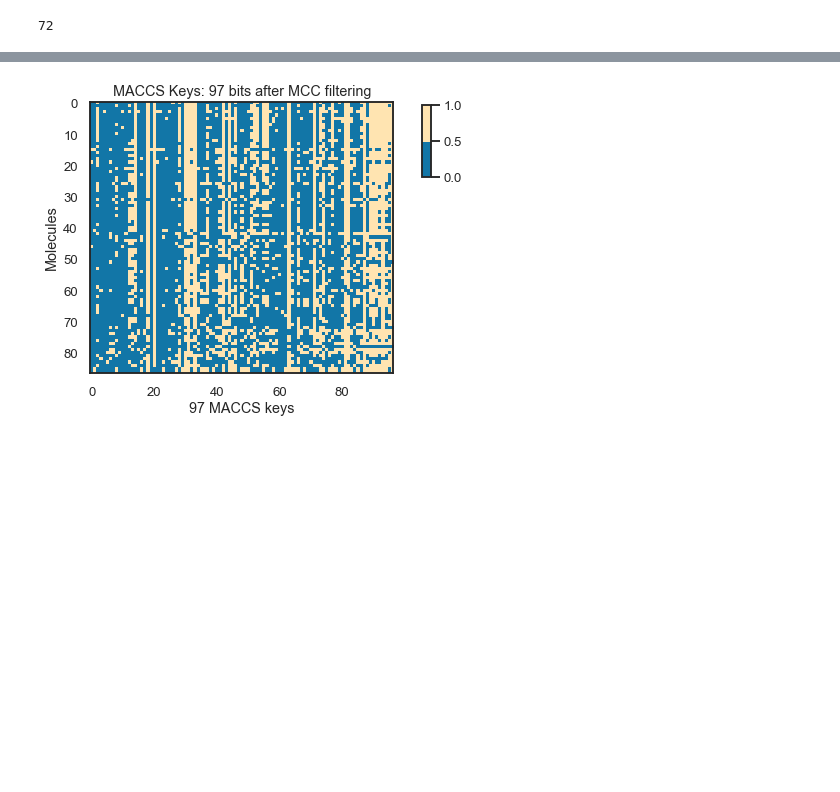
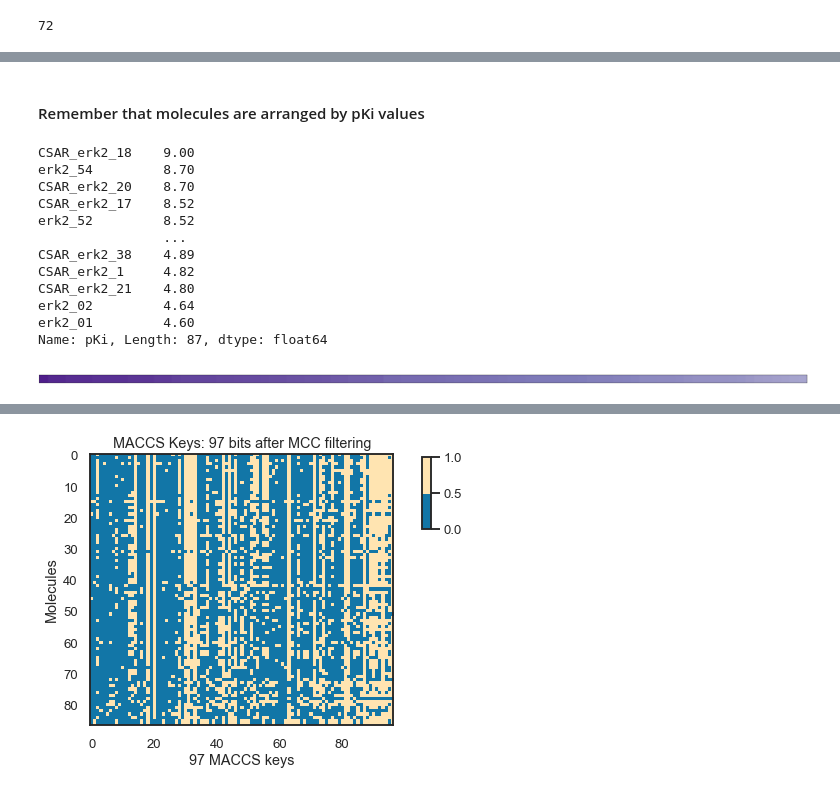
Before and after one commit to jRicciL/ERK2_notebooks, a Jupyter notebook: X_Reviewing_Fourches_work/7_Feature_Selection_RDKit_descriptors.ipynb, the cells around one changed output, grey strips where cells are left out. Saved outputs shown, nothing was run; the diff lists cells and outputs as text; code cells hidden in the pictures; blank space fills up the shorter version.

```diff
--- a/X_Reviewing_Fourches_work/7_Feature_Selection_RDKit_descriptors.ipynb
+++ b/X_Reviewing_Fourches_work/7_Feature_Selection_RDKit_descriptors.ipynb
@@ -329,0 +352,21 @@ len(set(X_maccs_flt_phi.columns.tolist()) & set(X_maccs_flt_tan.columns.tolist()
+# %% [markdown]
+#### Remember that molecules are arranged by pKi values
+# %%
+Purples = plt.get_cmap('Purples')
+pKi_colors = Purples(df_maccs_all.pKi/10)
+print(df_maccs_all.pKi)
+sns.palplot(sns.color_palette(pKi_colors))
+# %% [output]
+CSAR_erk2_18    9.00
+erk2_54         8.70
+CSAR_erk2_20    8.70
+CSAR_erk2_17    8.52
+erk2_52         8.52
+                ...
+CSAR_erk2_38    4.89
+CSAR_erk2_1     4.82
+CSAR_erk2_21    4.80
+erk2_02         4.64
+erk2_01         4.60
+Name: pKi, Length: 87, dtype: float64
+[figure, added]
```
Also changed, not shown: parts of 15 cells of this notebook.
